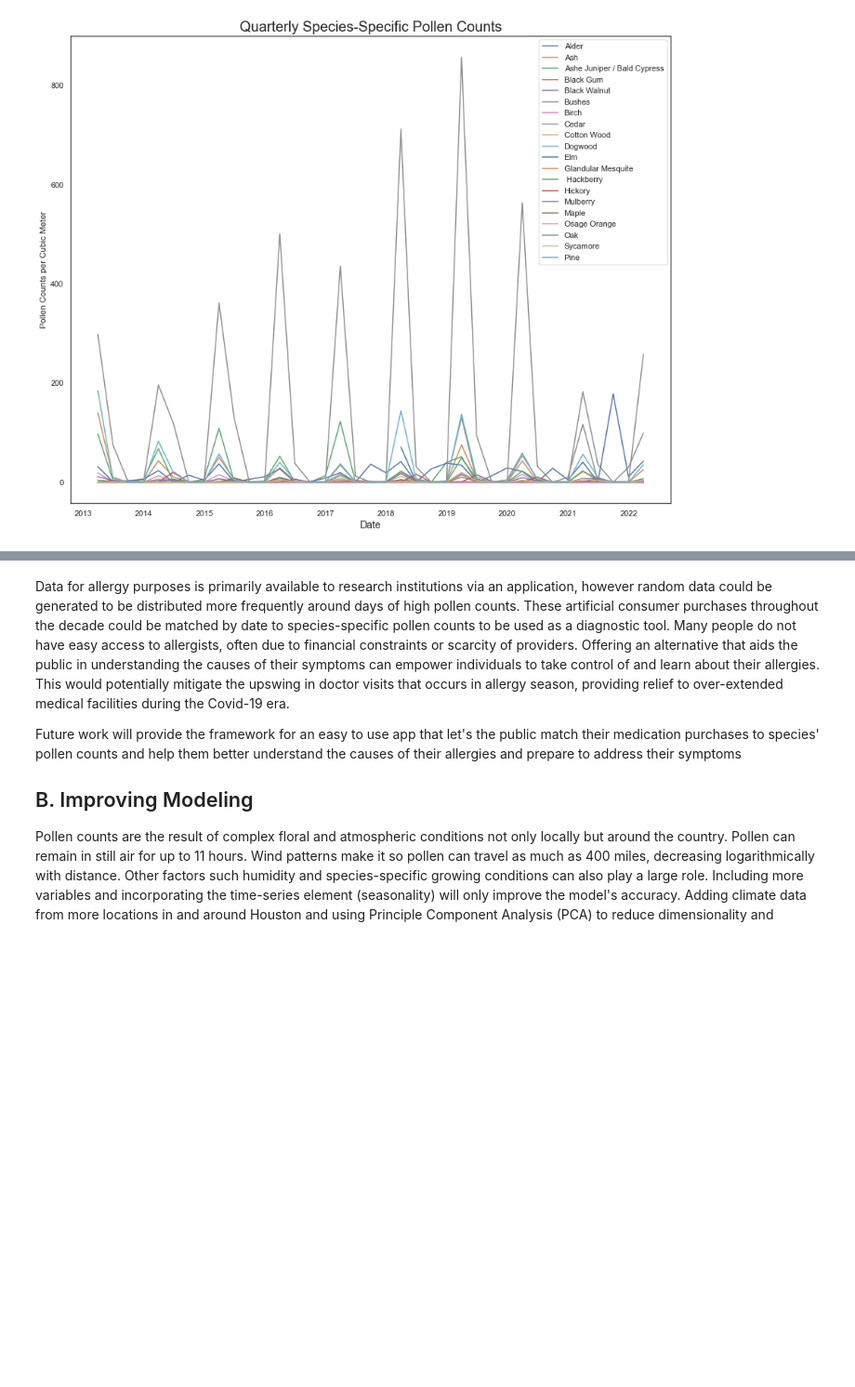
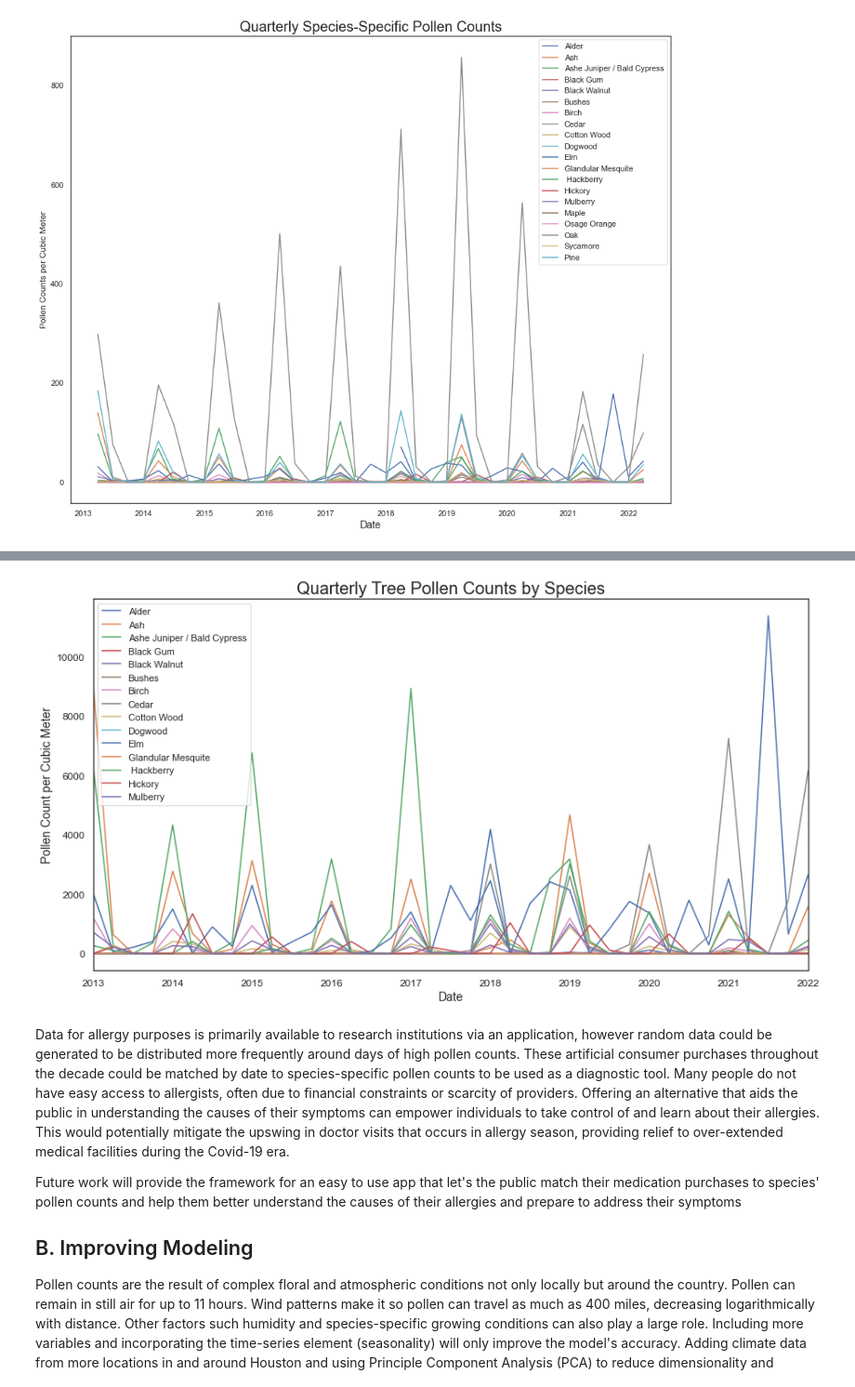
Before and after one commit to nikennedy/pollen_forecasting, a Jupyter notebook: final_notebook.ipynb, the cells around one changed output, grey strips where cells are left out. Shown at 93% size. Saved outputs shown, nothing was run; the diff lists cells and outputs as text; code cells hidden in the pictures; blank space fills up the shorter version.

```diff
--- a/final_notebook.ipynb
+++ b/final_notebook.ipynb
@@ -1727,3 +1772,11 @@ ax.set_ylabel('Pollen Counts per Cubic Meter');
+# %%
+#Tree Pollen by Species
+ax = master_df.resample('Q').sum()[list(master_df.columns)[:15]].plot(fontsize=12, figsize=(15,8))
+ax.set_title('Quarterly Tree Pollen Counts by Species', size=20)
+ax.set_xlabel('Date', size=14)
+ax.set_ylabel('Pollen Count per Cubic Meter', size=14);
+# %% [output]
+[figure, added]
 # %% [markdown]
 Data for allergy purposes is primarily available to research institutions via an application, however random data could be generated to be distributed more frequently around days of high pollen counts. These artificial consumer purchases throughout the decade could be matched by date to species-specific pollen counts to be used as a diagnostic tool. Many people do not have easy access to allergists, often due to financial constraints or scarcity of providers. Offering an alternative that aids the public in understanding the causes of their symptoms can empower individuals to take control of and learn about their allergies. This would potentially mitigate the upswing in doctor visits that occurs in allergy season, providing relief to over-extended medical facilities during the Covid-19 era.
 
```
Also changed, not shown: parts of 30 cells of this notebook, 10 other files.
